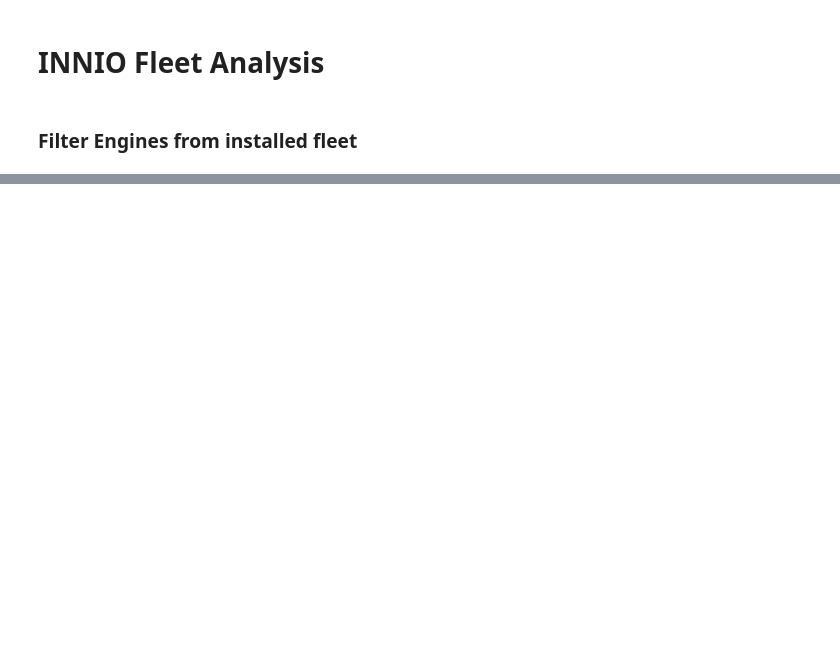
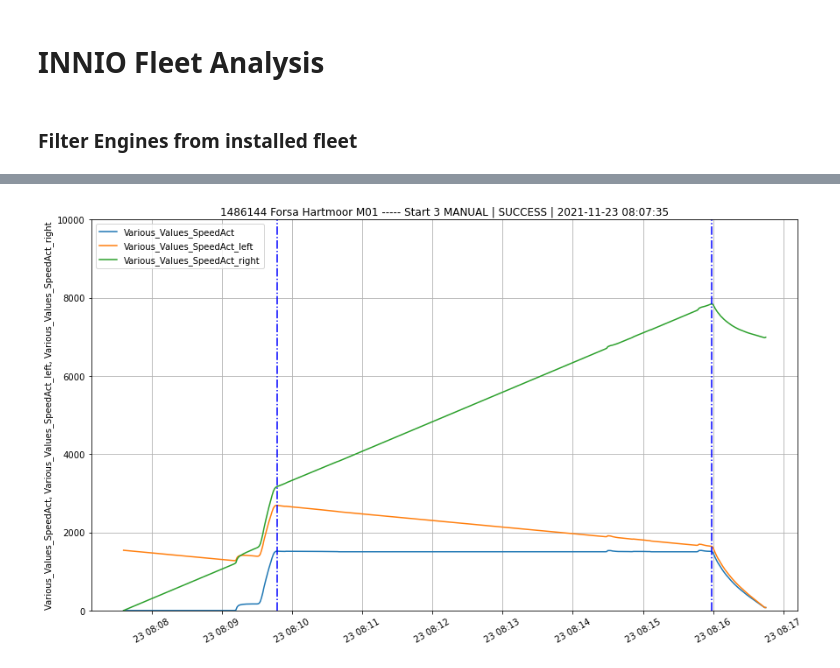
Before and after one commit to dieterch/statemachine, a Jupyter notebook: forsa_hartmoor.ipynb, the cells around one changed output, grey strips where cells are left out. Cells and saved outputs as stored; diff of their text form; code cells hidden in the pictures; blank space fills up the shorter version.

```diff
--- a/forsa_hartmoor.ipynb
+++ b/forsa_hartmoor.ipynb
@@ -49,9 +100,0 @@ pd.DataFrame.from_dict(e.dash, orient='index').T
-# %%
-from dfsm import msgFSM
-#fsm = msgFSM(e, skip_day=7) #funktioniert nicht
-#fsm = msgFSM(e, p_from=motor['Commissioning Date'])
-fsm = msgFSM(e)
-fsm.run() # run Finite State Machine
-
-fsm_data = []
-fsm_data.append({'engine':e, 'fsm':fsm})
@@ -122,12 +184,14 @@ def detect_edge(data, name, kind='left'):
 # %%
 dset = [
     {'col':['Various_Values_SpeedAct','Various_Values_SpeedAct_left', 'Various_Values_SpeedAct_right'], 'ylim':(0,10000)}
 ]
-pl = detect_edge(data, 'Various_Values_SpeedAct', kind='left')
-pr = detect_edge(data, 'Various_Values_SpeedAct', kind='right')
+pl = fsm.detect_edge(data, 'Various_Values_SpeedAct', kind='left')
+pr = fsm.detect_edge(data, 'Various_Values_SpeedAct', kind='right')
 fig, ax, axes = dmyplant2.chart(data, dset, figsize=(14,8), title=ftitle)
 dmyplant2.add_lines(pl.loc, [], ax, color='blue', linestyle="-.")
 dmyplant2.add_lines(pr.loc, [], ax, color='blue', linestyle="-.")
+# %% [output]
+[figure, added]
 # %%
 dset = [
     {'col':['Power_PowerAct','Power_PowerAct_left','Power_PowerAct_right'], 'ylim':(0,40000)}
```
Also changed, not shown: parts of 17 cells of this notebook, 1 other file.
